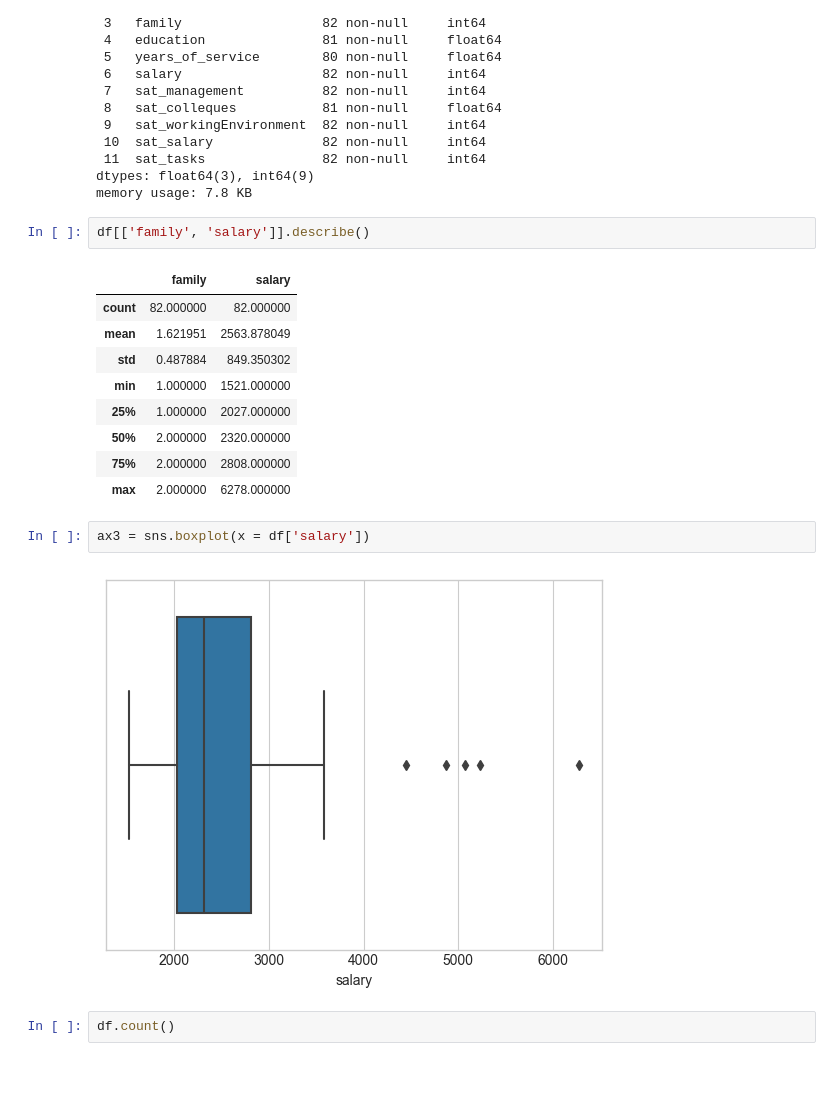
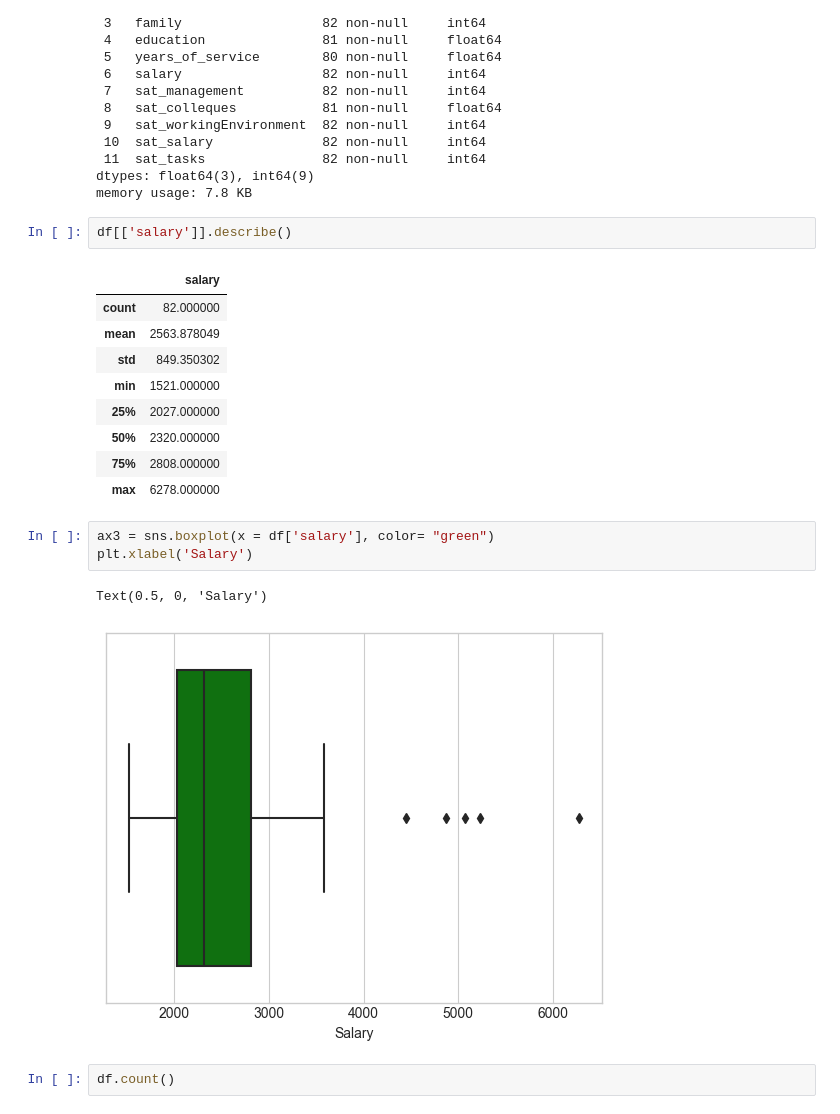
Before and after one commit to KatieRJ/BigDataProject, a Jupyter notebook: Family&Salary.ipynb, the cells around one changed output. Cells and saved outputs as stored; diff of their text form; blank space fills up the shorter version.

```diff
--- a/Family&Salary.ipynb
+++ b/Family&Salary.ipynb
@@ -59,21 +59,23 @@ Data columns (total 12 columns):
 dtypes: float64(3), int64(9)
 memory usage: 7.8 KB
 # %%
-df[['family', 'salary']].describe()
+df[['salary']].describe()
 # %% [output]
-|  | family | salary |
-| count | 82.000000 | 82.000000 |
-| mean | 1.621951 | 2563.878049 |
-| std | 0.487884 | 849.350302 |
-| min | 1.000000 | 1521.000000 |
-| 25% | 1.000000 | 2027.000000 |
-| 50% | 2.000000 | 2320.000000 |
-| 75% | 2.000000 | 2808.000000 |
-| max | 2.000000 | 6278.000000 |
+|  | salary |
+| count | 82.000000 |
+| mean | 2563.878049 |
+| std | 849.350302 |
+| min | 1521.000000 |
+| 25% | 2027.000000 |
+| 50% | 2320.000000 |
+| 75% | 2808.000000 |
+| max | 6278.000000 |
 # %%
-ax3 = sns.boxplot(x = df['salary'])
+ax3 = sns.boxplot(x = df['salary'], color= "green")
+plt.xlabel('Salary')
 # %% [output]
+Text(0.5, 0, 'Salary')
-[figure, old version]
+[figure, new version]
 # %%
 df.count()
 # %% [output]
```
Also changed, not shown: parts of 19 cells of this notebook, 2 other files.
